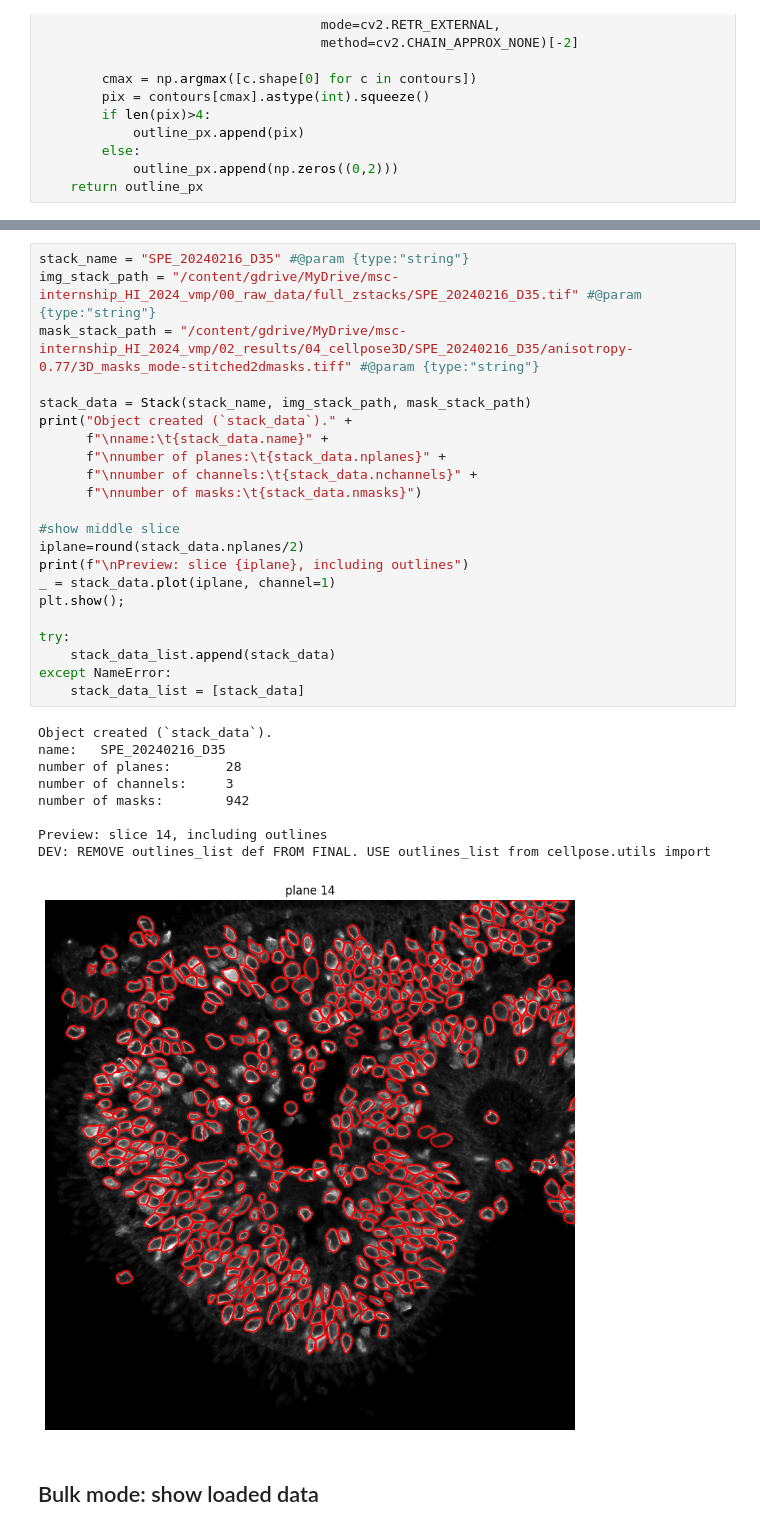
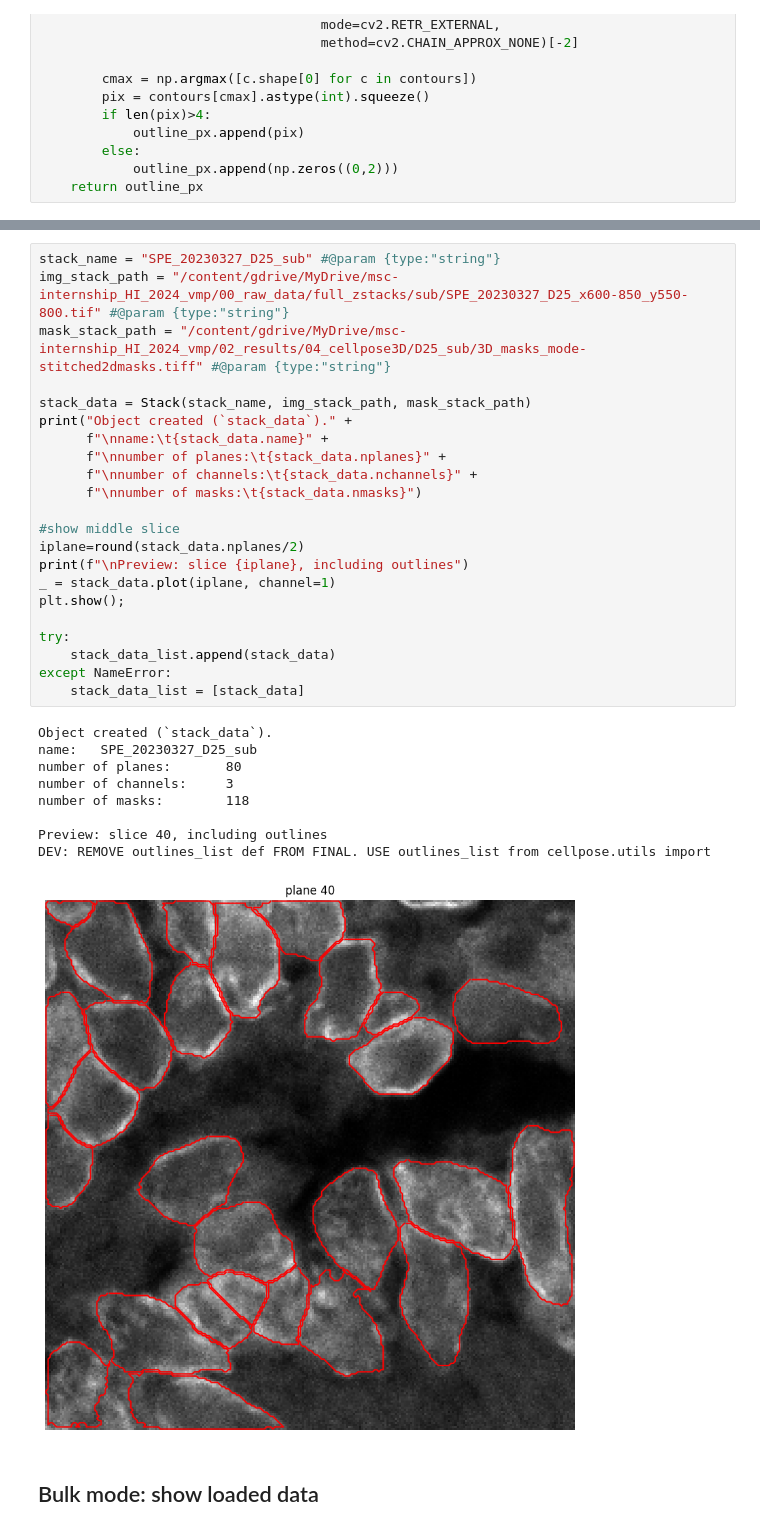
Before and after one commit to phamiliarity/retinanalysis, a Jupyter notebook: colab/03_quantification/find_overlapping_masks_in_Z.ipynb, the cells around one changed output, grey strips where cells are left out. Drawn from its saved outputs; the diff is of its cells as text.

Commit message:
updated find_overlapping_masks_in_Z

```diff
--- a/colab/03_quantification/find_overlapping_masks_in_Z.ipynb
+++ b/colab/03_quantification/find_overlapping_masks_in_Z.ipynb
@@ -406,35 +450,35 @@ def outlines_list(mask_matrix):
 # %%
-stack_name = "SPE_20240216_D35" #@param {type:"string"}
-img_stack_path = "/content/gdrive/MyDrive/msc-internship_HI_2024_vmp/00_raw_data/full_zstacks/SPE_20240216_D35.tif" #@param {type:"string"}
-mask_stack_path = "/content/gdrive/MyDrive/msc-internship_HI_2024_vmp/02_results/04_cellpose3D/SPE_20240216_D35/anisotropy-0.77/3D_masks_mode-stitched2dmasks.tiff" #@param {type:"string"}
+stack_name = "SPE_20230327_D25_sub" #@param {type:"string"}
+img_stack_path = "/content/gdrive/MyDrive/msc-internship_HI_2024_vmp/00_raw_data/full_zstacks/sub/SPE_20230327_D25_x600-850_y550-800.tif" #@param {type:"string"}
+mask_stack_path = "/content/gdrive/MyDrive/msc-internship_HI_2024_vmp/02_results/04_cellpose3D/D25_sub/3D_masks_mode-stitched2dmasks.tiff" #@param {type:"string"}
 
 stack_data = Stack(stack_name, img_stack_path, mask_stack_path)
 print("Object created (`stack_data`)." +
       f"\nname:\t{stack_data.name}" +
       f"\nnumber of planes:\t{stack_data.nplanes}" +
       f"\nnumber of channels:\t{stack_data.nchannels}" +
       f"\nnumber of masks:\t{stack_data.nmasks}")
 
 #show middle slice
 iplane=round(stack_data.nplanes/2)
 print(f"\nPreview: slice {iplane}, including outlines")
 _ = stack_data.plot(iplane, channel=1)
 plt.show();
 
 try:
     stack_data_list.append(stack_data)
 except NameError:
     stack_data_list = [stack_data]
 # %% [output]
 Object created (`stack_data`).
-name:   SPE_20240216_D35
-number of planes:       28
+name:   SPE_20230327_D25_sub
+number of planes:       80
 number of channels:     3
-number of masks:        942
+number of masks:        118
 
-Preview: slice 14, including outlines
+Preview: slice 40, including outlines
 DEV: REMOVE outlines_list def FROM FINAL. USE outlines_list from cellpose.utils import
-[figure, old version]
+[figure, new version]
 # %% [markdown]
 ## Bulk mode: show loaded data
 # %%
```
Also changed, not shown: parts of 14 cells of this notebook.
